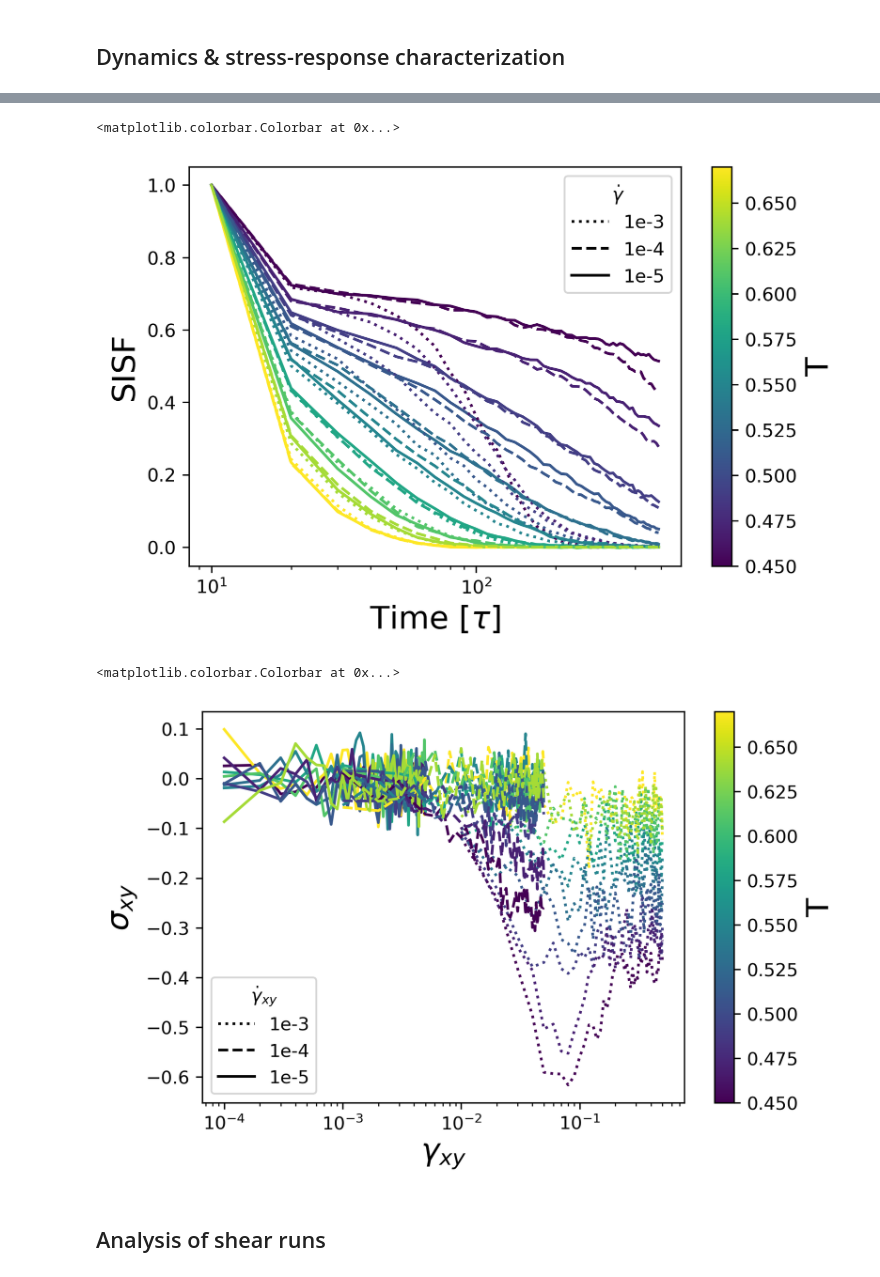
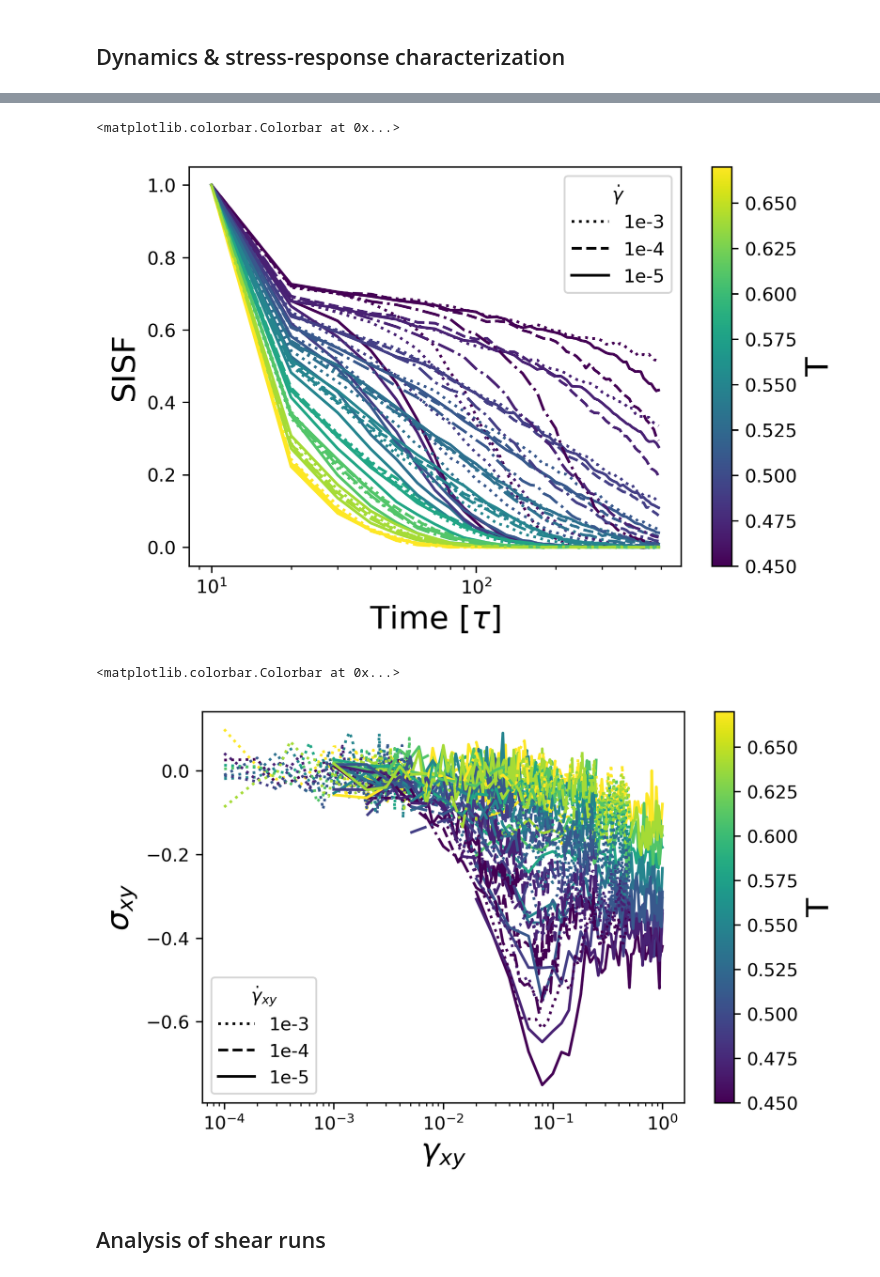
Before and after one commit to ianrgraham/monk, a Jupyter notebook: workflows/sc-states/mlj-production/111722-mlj-shear.ipynb, the cells around one changed output, grey strips where cells are left out. Drawn from its saved outputs; the diff is of its cells as text; code cells hidden in the pictures.

```diff
--- a/workflows/sc-states/mlj-production/111722-mlj-shear.ipynb
+++ b/workflows/sc-states/mlj-production/111722-mlj-shear.ipynb
@@ -64,7 +64,7 @@ project.doc
 cmap = cm.viridis
 norm = colors.Normalize(vmin=0.45, vmax=0.67)
 
-ls = {1e-3: ":", 1e-4: "--", 1e-5: "-"}
+ls = {2e-3: "-", 1e-3: ":", 5e-4: "-.", 2e-4: "--", 1e-4: "-", 1e-5: ":"}
 
 for idx, job in enumerate(project.find_jobs({"delta": 0.0, "replica": 0})):
     # print(idx, job.doc)
@@ -128,7 +128,7 @@ def sisf(pos, k=7.14):
 cmap = cm.viridis
 norm = colors.Normalize(vmin=0.45, vmax=0.67)
 
-ls = {1e-3: ":", 1e-4: "--", 1e-5: "-"}
+ls = {2e-3: "-", 1e-3: ":", 5e-4: "-.", 2e-4: "--", 1e-4: "-", 1e-5: ":"}
 
 for idx, job in enumerate(project.find_jobs({"delta": 0.0, "replica": 0})):
     # print(idx, job.doc)
@@ -180,12 +180,15 @@ plt.xscale('log')
 plt.colorbar(cm.ScalarMappable(norm=norm, cmap=cmap), label="T")
 # %% [output]
 <matplotlib.colorbar.Colorbar at 0x...>
-[figure, old version]
+[figure, new version]
 # %%
 cmap = cm.viridis
 norm = colors.Normalize(vmin=0.45, vmax=0.67)
 
-ls = {1e-3: ":", 1e-4: "--", 1e-5: "-"}
+ls = {2e-3: "-", 1e-3: ":", 5e-4: "-.", 2e-4: "--", 1e-4: "-", 1e-5: ":"}
+
+
+sr_temp_to_stress = {}
 
 for idx, job in enumerate(project.find_jobs({"delta": 0.0, "replica": 0})):
     # print(idx, job.doc)
@@ -211,34 +214,40 @@ for idx, job in enumerate(project.find_jobs({"delta": 0.0, "replica": 0})):
         # prev = pos0
         # image = np.zeros((len(traj[0].particles.position), 3), dtype=np.int32)
         for frame in traj:
             pos.append(frame.log["md/compute/ThermodynamicQuantities/pressure_tensor"][1])
             time.append(frame.log["box/xy"][0])
             # box = freud.box.Box.from_box(frame.configuration.box)
             # new = box.make_fractional(frame.particles.position)
             # image += unit_box.get_images(new - prev)
             # x = box.unwrap(new, image)
             # x -= box.make_absolute(pos0)
             # pos.append(x)
             # time.append((frame.configuration.step - step0)*dt)
             # prev = new
         # data = sisf(pos)
+        stress_ave = []
+        for frame in traj[-10:]:
+            stress_ave.append(-frame.log["md/compute/ThermodynamicQuantities/pressure_tensor"][1])
+        stress_ave = np.mean(stress_ave)
+        sr_temp_to_stress[(rate, temp)] = stress_ave
+
         plt.plot(time, pos, color=cmap(norm(temp)), linestyle=ls[rate])
 
 lines = []
 lines.append(plt.Line2D([0], [0], color="black", linestyle=":"))
 lines.append(plt.Line2D([0], [0], color="black", linestyle="--"))
 lines.append(plt.Line2D([0], [0], color="black", linestyle="-"))
 
 plt.ylabel(r"$\sigma_{xy}$")
 plt.xlabel(r"$\gamma_{xy}$")
 plt.legend(lines, ["1e-3", "1e-4", "1e-5"], title=r"$\dot{\gamma}_{xy}$")
 # plt.yscale('log')
 plt.xscale('log')
 # plt.ylim(7e0, 1.5e2)
 plt.colorbar(cm.ScalarMappable(norm=norm, cmap=cmap), label="T")
 # %% [output]
 <matplotlib.colorbar.Colorbar at 0x...>
-[figure, old version]
+[figure, new version]
 # %% [markdown]
 ## Analysis of shear runs
 # %% [markdown]
```
Also changed, not shown: parts of 15 cells of this notebook, 57 other files.
